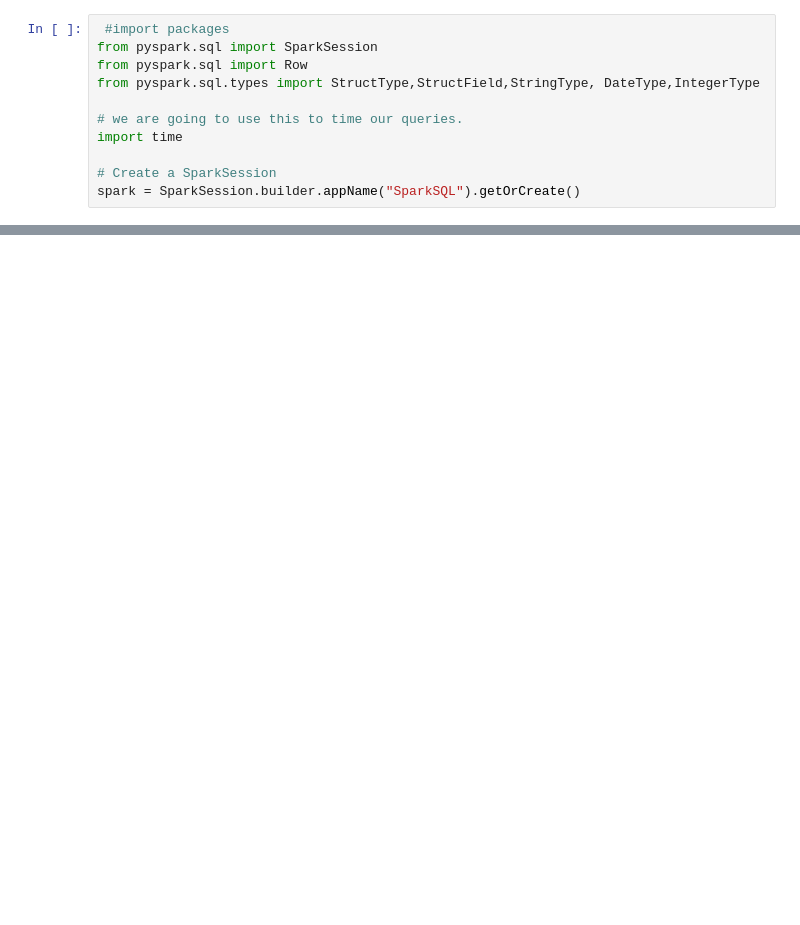
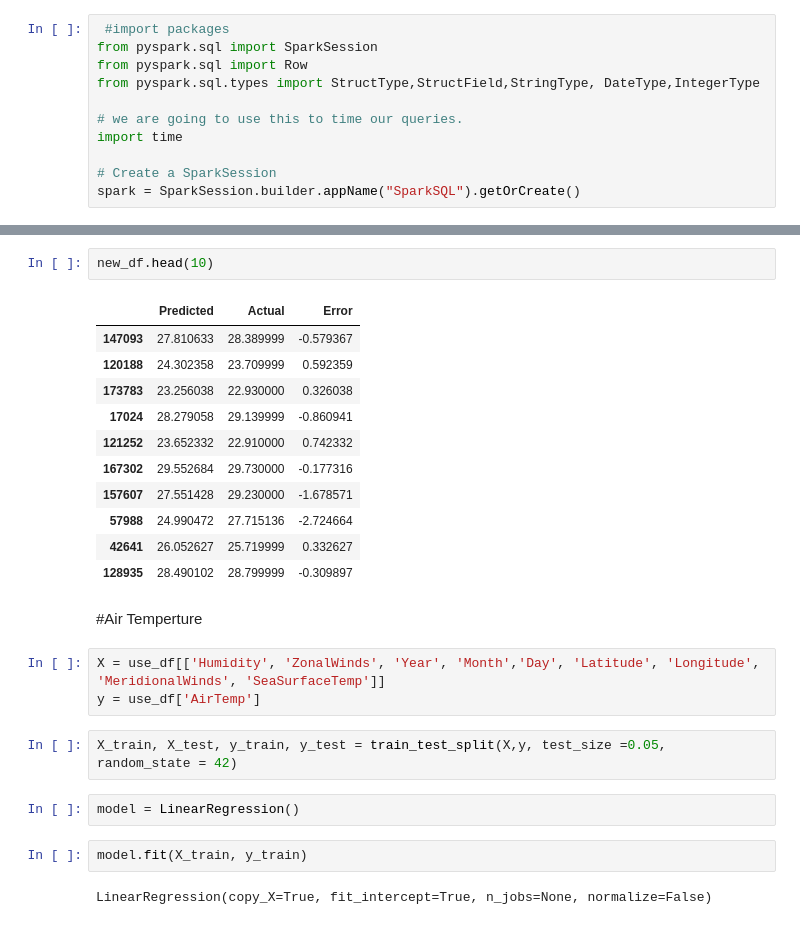
Before and after one commit to vuhpham94/nflx-data-projects-g6, a Jupyter notebook: project2/notebooks/project2_g6_elnino.ipynb, the cells around one changed output, grey strips where cells are left out. Cells and saved outputs as stored; diff of their text form; blank space fills up the shorter version.

Commit message:
Final Copy to present

```diff
--- a/project2/notebooks/project2_g6_elnino.ipynb
+++ b/project2/notebooks/project2_g6_elnino.ipynb
@@ -49,0 +318,27 @@ df.printSchema()
+# %%
+new_df.head(10)
+# %% [output]
+|  | Predicted | Actual | Error |
+| 147093 | 27.810633 | 28.389999 | -0.579367 |
+| 120188 | 24.302358 | 23.709999 | 0.592359 |
+| 173783 | 23.256038 | 22.930000 | 0.326038 |
+| 17024 | 28.279058 | 29.139999 | -0.860941 |
+| 121252 | 23.652332 | 22.910000 | 0.742332 |
+| 167302 | 29.552684 | 29.730000 | -0.177316 |
+| 157607 | 27.551428 | 29.230000 | -1.678571 |
+| 57988 | 24.990472 | 27.715136 | -2.724664 |
+| 42641 | 26.052627 | 25.719999 | 0.332627 |
+| 128935 | 28.490102 | 28.799999 | -0.309897 |
+# %% [markdown]
+#Air Temperture
+# %%
+X = use_df[['Humidity', 'ZonalWinds', 'Year', 'Month','Day', 'Latitude', 'Longitude', 'MeridionalWinds', 'SeaSurfaceTemp']]
+y = use_df['AirTemp']
+# %%
+X_train, X_test, y_train, y_test = train_test_split(X,y, test_size =0.05, random_state = 42)
+# %%
+model = LinearRegression()
+# %%
+model.fit(X_train, y_train)
+# %% [output]
+LinearRegression(copy_X=True, fit_intercept=True, n_jobs=None, normalize=False)
```
Also changed, not shown: parts of 34 cells of this notebook.
